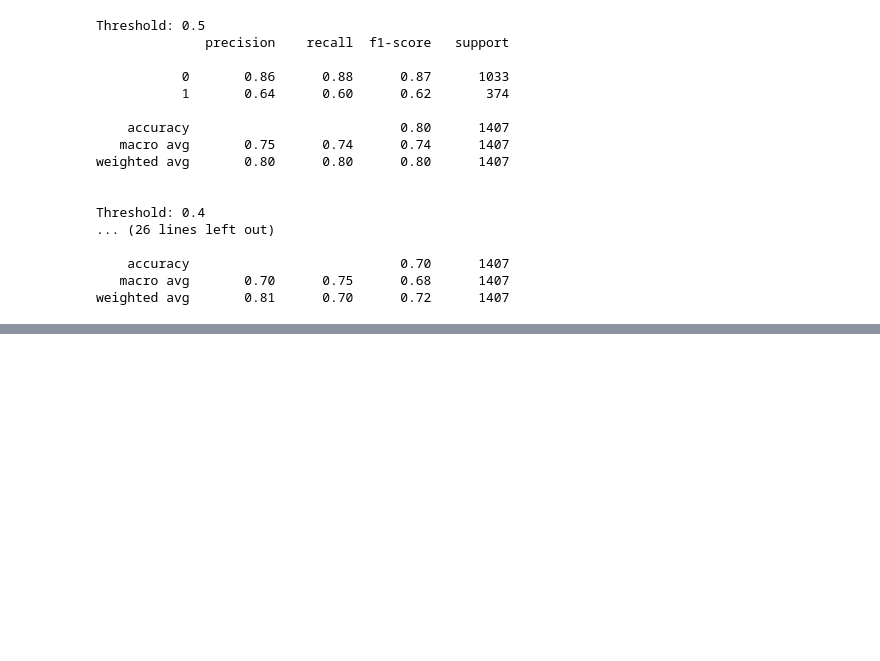
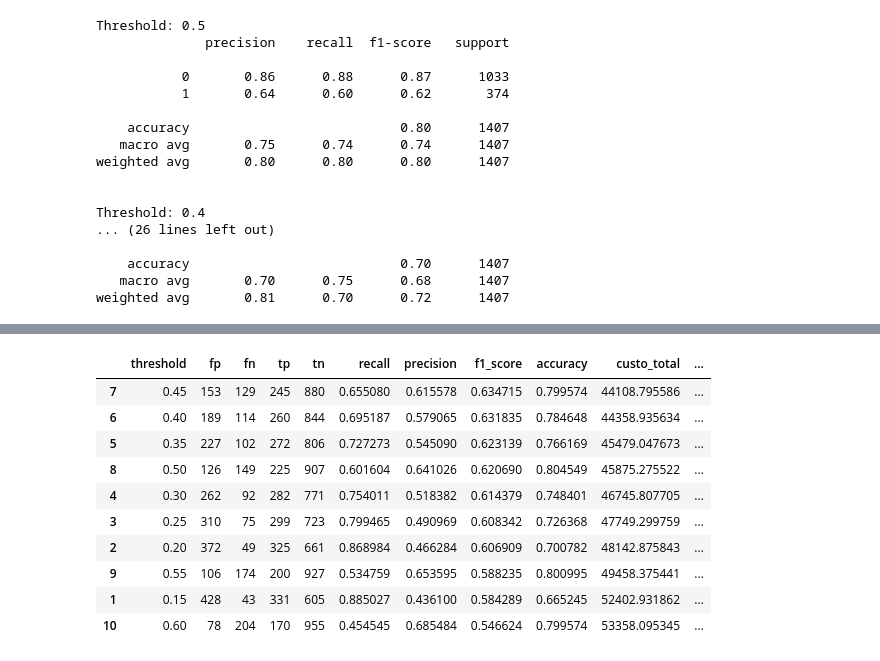
Before and after one commit to Matsal-coder/tech-challenge-ml, a Jupyter notebook: notebooks/01_eda_baseline.ipynb, the cells around one changed output, grey strips where cells are left out. Drawn from its saved outputs; the diff is of its cells as text; code cells hidden in the pictures; blank space fills up the shorter version.

```diff
--- a/notebooks/01_eda_baseline.ipynb
+++ b/notebooks/01_eda_baseline.ipynb
@@ -0,0 +20,9 @@
+# %%
+PROJECT_ROOT = Path.cwd().parent
+MLFLOW_DB = PROJECT_ROOT / "mlflow.db"
+LOG_MLFLOW = False
+
+mlflow.set_tracking_uri(f"sqlite:///{MLFLOW_DB.as_posix()}")
+mlflow.set_experiment("churn_baseline")
+
+print("tracking uri:", mlflow.get_tracking_uri())
@@ -263,3 +287,11 @@ preprocessor = ColumnTransformer([
 ])
 # %% [markdown]
 ### Modelo Baseline
+# %%
+
+pipe_dummy = Pipeline([
+    ('prep', preprocessor),
+    ('model', DummyClassifier(strategy='most_frequent', random_state=42))
+])
+
+pipe_dummy.fit(X_train, y_train)
@@ -386,0 +470,72 @@ Considerando o contexto do problema, foi selecionado um threshold intermediário
+# %%
+
+# -------------------------
+# PARÂMETROS DE NEGÓCIO
+# -------------------------
+
+# Receita média de clientes que churnaram
+ticket_medio_churn = df.loc[df['Churn Value'] == 1, 'Monthly Charges'].mean()
+
+# Hipótese: retenção por X meses
+meses_retencao = 3
+
+# Custos
+custo_fn = ticket_medio_churn * meses_retencao
+custo_fp = 100  # custo da campanha (nesse caso fictício, a equipe comercial/markleting deveria ser consultada)
+
+# -------------------------
+# TESTE DE THRESHOLDS
+# -------------------------
+
+thresholds = np.arange(0.1, 0.9, 0.05)
+
+resultados = []
+
+for t in thresholds:
+    y_pred = (y_proba >= t).astype(int)
+
+    fp = ((y_pred == 1) & (y_test == 0)).sum()
+    fn = ((y_pred == 0) & (y_test == 1)).sum()
+    tp = ((y_pred == 1) & (y_test == 1)).sum()
+    tn = ((y_pred == 0) & (y_test == 0)).sum()
+    f1 = f1_score(y_test, y_pred)
+    accuracy = accuracy_score(y_test, y_pred)
+
+    custo_total = fp * custo_fp + fn * custo_fn
+
+    # valor "salvo" (clientes que você acertou agir)
+    valor_retido = tp * custo_fn
+
+    # valor líquido aproximado
+    valor_liquido = valor_retido - (fp * custo_fp)
+
+    resultados.append({
+        'threshold': t,
+        'fp': fp,
+        'fn': fn,
+        'tp': tp,
+        'tn': tn,
+        'recall': tp / (tp + fn),
+        'precision': tp / (tp + fp) if (tp + fp) > 0 else 0,
+        'f1_score': f1,
+        'accuracy': accuracy,
+        'custo_total': custo_total,
+        'valor_liquido': valor_liquido
+    })
+
+df_resultados = pd.DataFrame(resultados)
+
+# Ordenar por melhor valor (ou menor custo)
+df_resultados.sort_values(by='valor_liquido', ascending=False).head(10)
+# %% [output]
+|  | threshold | fp | fn | tp | tn | recall | precision | f1_score | accuracy | custo_total | ... |
+| 7 | 0.45 | 153 | 129 | 245 | 880 | 0.655080 | 0.615578 | 0.634715 | 0.799574 | 44108.795586 | ... |
+| 6 | 0.40 | 189 | 114 | 260 | 844 | 0.695187 | 0.579065 | 0.631835 | 0.784648 | 44358.935634 | ... |
+| 5 | 0.35 | 227 | 102 | 272 | 806 | 0.727273 | 0.545090 | 0.623139 | 0.766169 | 45479.047673 | ... |
+| 8 | 0.50 | 126 | 149 | 225 | 907 | 0.601604 | 0.641026 | 0.620690 | 0.804549 | 45875.275522 | ... |
+| 4 | 0.30 | 262 | 92 | 282 | 771 | 0.754011 | 0.518382 | 0.614379 | 0.748401 | 46745.807705 | ... |
+| 3 | 0.25 | 310 | 75 | 299 | 723 | 0.799465 | 0.490969 | 0.608342 | 0.726368 | 47749.299759 | ... |
+| 2 | 0.20 | 372 | 49 | 325 | 661 | 0.868984 | 0.466284 | 0.606909 | 0.700782 | 48142.875843 | ... |
+| 9 | 0.55 | 106 | 174 | 200 | 927 | 0.534759 | 0.653595 | 0.588235 | 0.800995 | 49458.375441 | ... |
+| 1 | 0.15 | 428 | 43 | 331 | 605 | 0.885027 | 0.436100 | 0.584289 | 0.665245 | 52402.931862 | ... |
+| 10 | 0.60 | 78 | 204 | 170 | 955 | 0.454545 | 0.685484 | 0.546624 | 0.799574 | 53358.095345 | ... |
```
Also changed, not shown: parts of 15 cells of this notebook, 1 other file.
